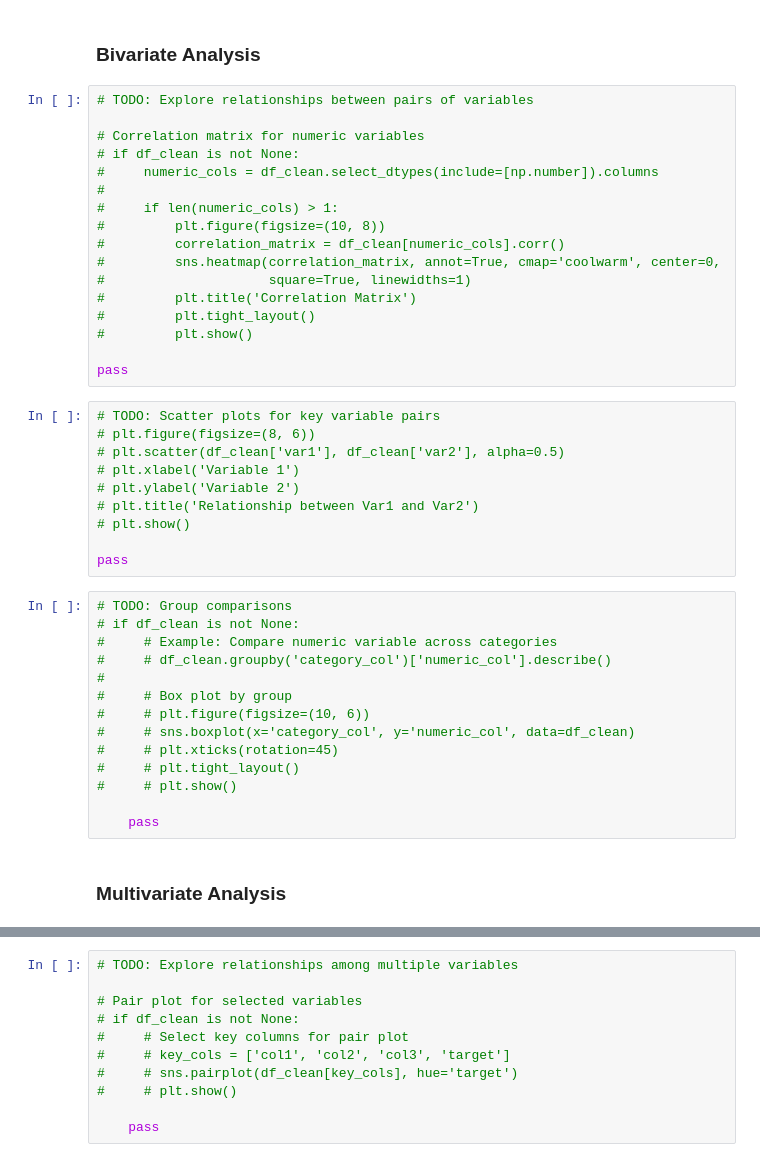
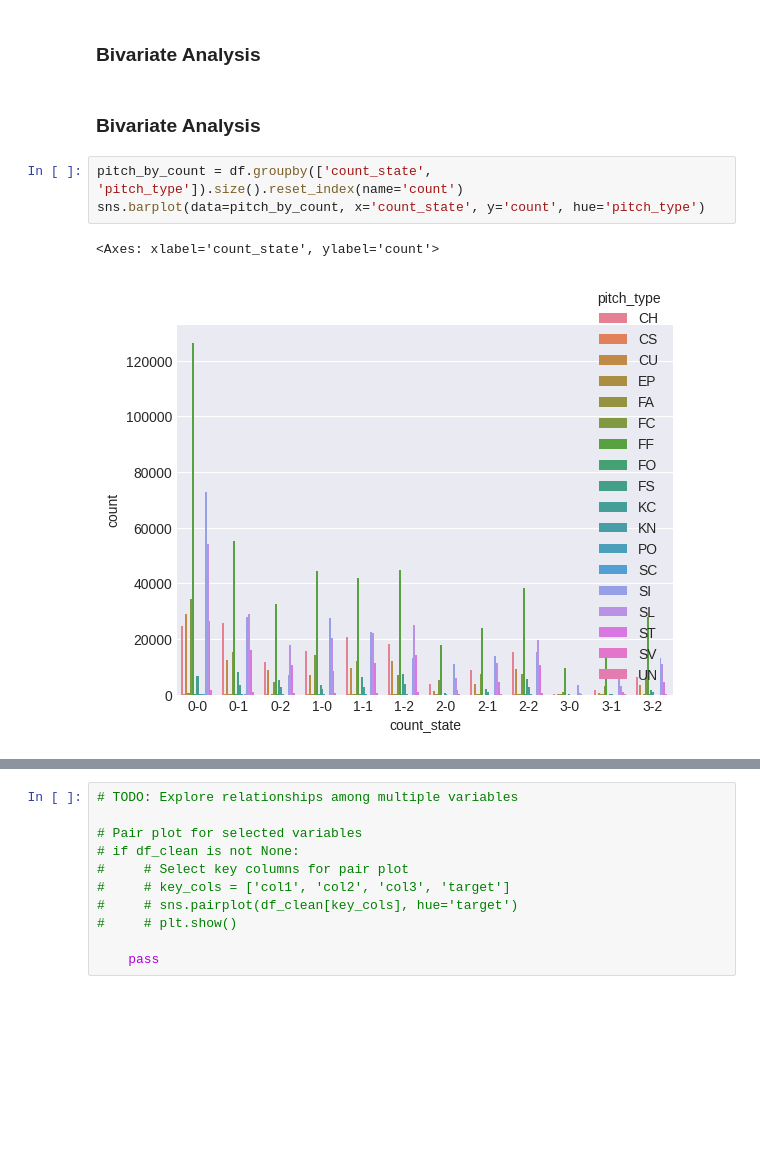
Before and after one commit to haydenkellington/EclipseBaseballSpring26, a Jupyter notebook: Spring26BaseballProj.ipynb, the cells around one changed output, grey strips where cells are left out. Drawn from its saved outputs; the diff is of its cells as text; blank space fills up the shorter version.

Commit message:
added graphs

```diff
--- a/Spring26BaseballProj.ipynb
+++ b/Spring26BaseballProj.ipynb
@@ -486,45 +471,10 @@ pass
 # %% [markdown]
 ### Bivariate Analysis
-# %%
-# TODO: Explore relationships between pairs of variables
-
-# Correlation matrix for numeric variables
-# if df_clean is not None:
-#     numeric_cols = df_clean.select_dtypes(include=[np.number]).columns
-#
-#     if len(numeric_cols) > 1:
-#         plt.figure(figsize=(10, 8))
-#         correlation_matrix = df_clean[numeric_cols].corr()
-#         sns.heatmap(correlation_matrix, annot=True, cmap='coolwarm', center=0,
-#                     square=True, linewidths=1)
-#         plt.title('Correlation Matrix')
-#         plt.tight_layout()
-#         plt.show()
-
-pass
-# %%
-# TODO: Scatter plots for key variable pairs
-# plt.figure(figsize=(8, 6))
-# plt.scatter(df_clean['var1'], df_clean['var2'], alpha=0.5)
-# plt.xlabel('Variable 1')
-# plt.ylabel('Variable 2')
-# plt.title('Relationship between Var1 and Var2')
-# plt.show()
-
-pass
-# %%
-# TODO: Group comparisons
-# if df_clean is not None:
-#     # Example: Compare numeric variable across categories
-#     # df_clean.groupby('category_col')['numeric_col'].describe()
-#
-#     # Box plot by group
-#     # plt.figure(figsize=(10, 6))
-#     # sns.boxplot(x='category_col', y='numeric_col', data=df_clean)
-#     # plt.xticks(rotation=45)
-#     # plt.tight_layout()
-#     # plt.show()
-
-    pass
 # %% [markdown]
-### Multivariate Analysis
+### Bivariate Analysis
+# %%
+pitch_by_count = df.groupby(['count_state', 'pitch_type']).size().reset_index(name='count')
+sns.barplot(data=pitch_by_count, x='count_state', y='count', hue='pitch_type')
+# %% [output]
+<Axes: xlabel='count_state', ylabel='count'>
+[figure, added]
```
Also changed, not shown: parts of 14 cells of this notebook.
